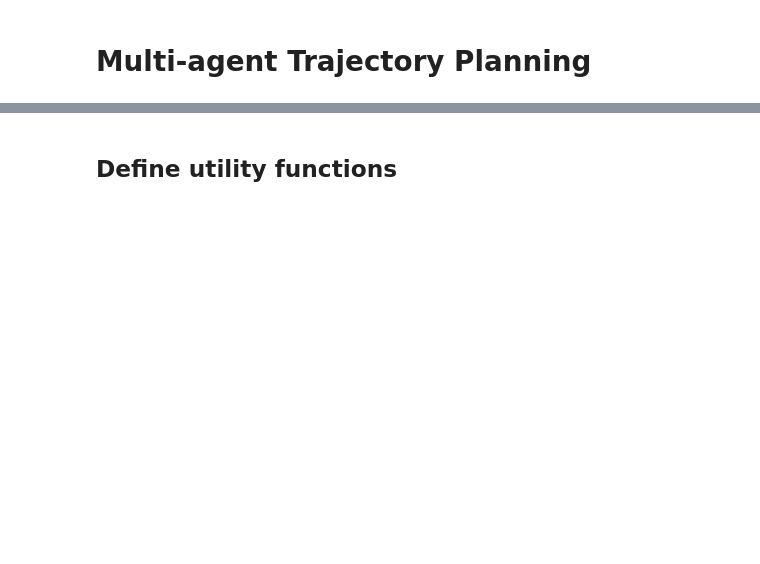
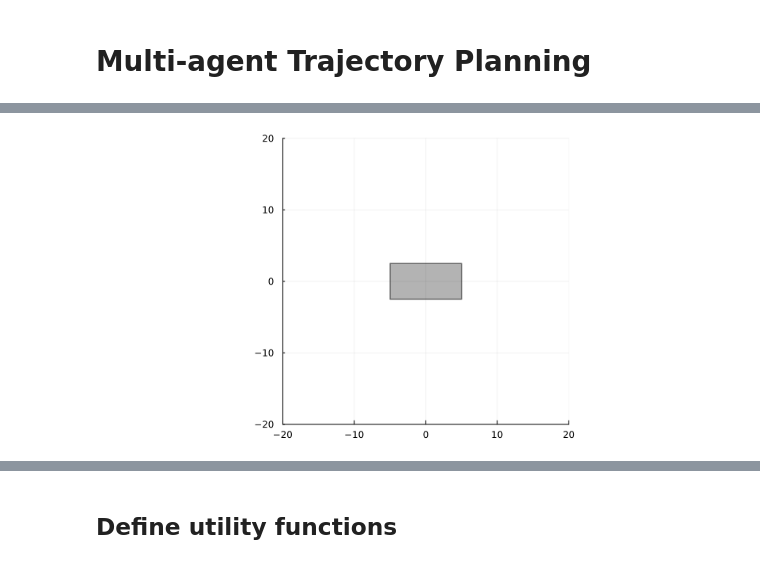
Before and after one commit to ReactiveBayes/RxInferExamples.jl, a Jupyter notebook: examples/Advanced Examples/Multi-agent Trajectory Planning/Multi-agent Trajectory Planning.ipynb, the cells around one changed output, grey strips where cells are left out. Cells and saved outputs as stored; diff of their text form; code cells hidden in the pictures; blank space fills up the shorter version.

```diff
--- a/examples/Advanced Examples/Multi-agent Trajectory Planning/Multi-agent Trajectory Planning.ipynb
+++ b/examples/Advanced Examples/Multi-agent Trajectory Planning/Multi-agent Trajectory Planning.ipynb
@@ -9,0 +98,8 @@ using LinearAlgebra, RxInfer, Plots, LogExpFunctions
+# %%
+wall_environment = Environment(obstacles = [
+    Rectangle(center = (0, 0), size = (10, 5))
+])
+
+plot_environment(wall_environment)
+# %% [output]
+[figure, added]
```
Also changed, not shown: parts of 34 cells of this notebook.
